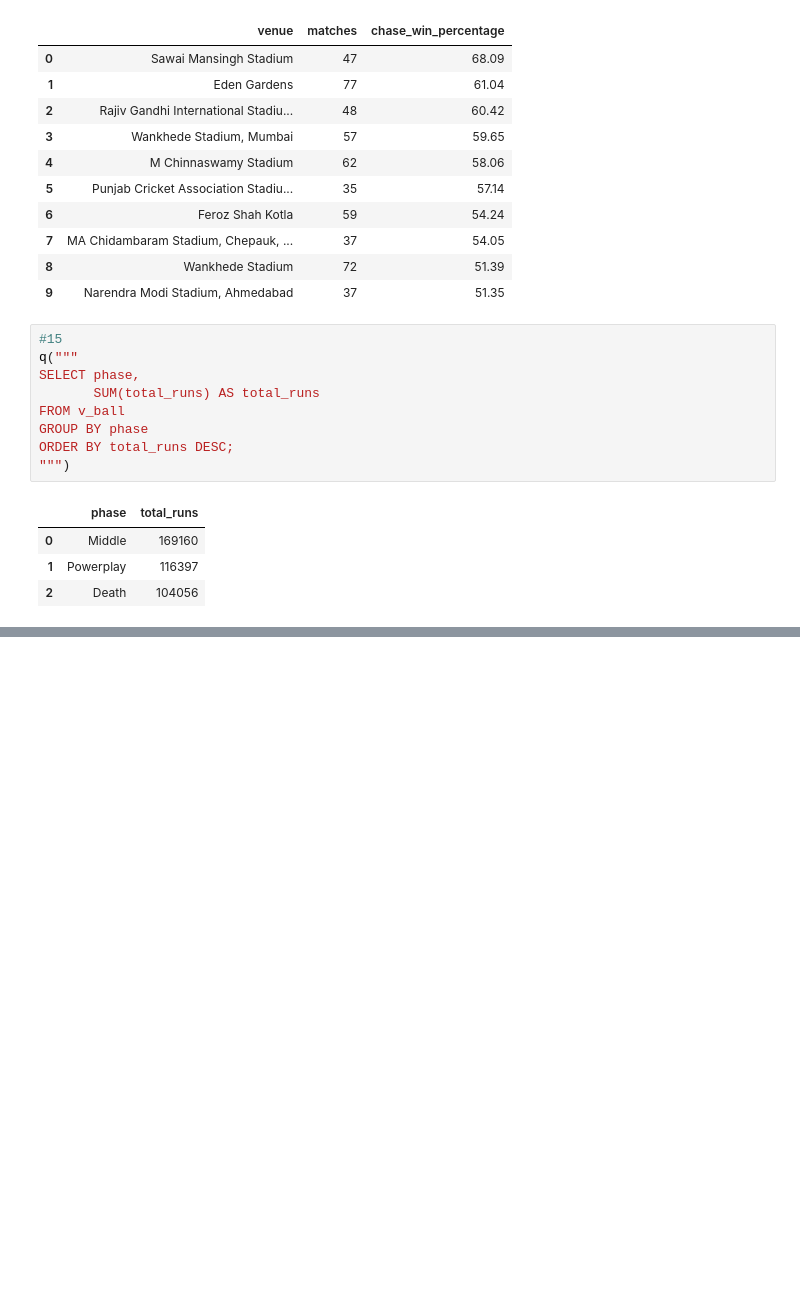
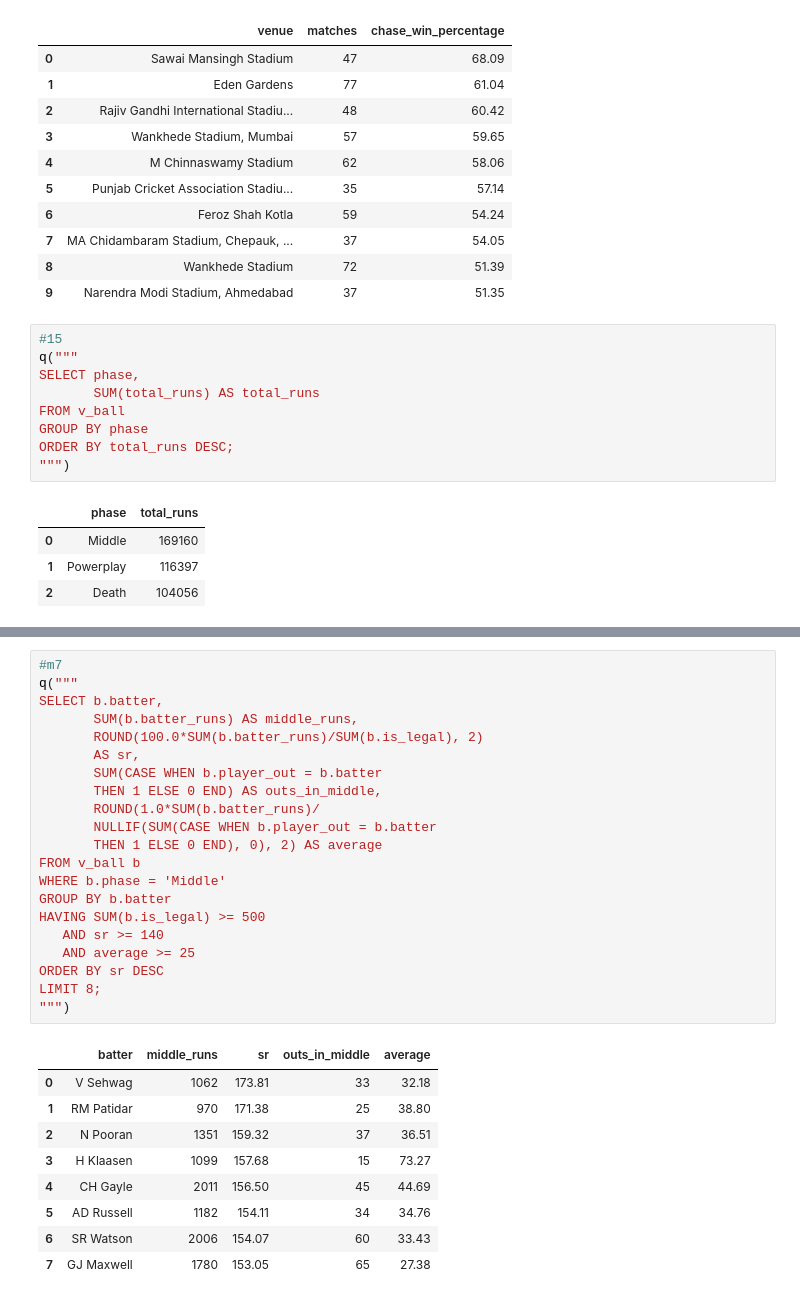
Before and after one commit to alsabithbca25dbi-afk/ipl-cricket-analytics, a Jupyter notebook: notebooks/03_analysis.ipynb, the cells around one changed output, grey strips where cells are left out. Saved outputs shown, nothing was run; the diff lists cells and outputs as text; blank space fills up the shorter version.

```diff
--- a/notebooks/03_analysis.ipynb
+++ b/notebooks/03_analysis.ipynb
@@ -329,0 +467,31 @@ ORDER BY total_runs DESC;
+# %%
+#m7
+q("""
+SELECT b.batter,
+       SUM(b.batter_runs) AS middle_runs,
+       ROUND(100.0*SUM(b.batter_runs)/SUM(b.is_legal), 2)
+       AS sr,
+       SUM(CASE WHEN b.player_out = b.batter
+       THEN 1 ELSE 0 END) AS outs_in_middle,
+       ROUND(1.0*SUM(b.batter_runs)/
+       NULLIF(SUM(CASE WHEN b.player_out = b.batter
+       THEN 1 ELSE 0 END), 0), 2) AS average
+FROM v_ball b
+WHERE b.phase = 'Middle'
+GROUP BY b.batter
+HAVING SUM(b.is_legal) >= 500
+   AND sr >= 140
+   AND average >= 25
+ORDER BY sr DESC
+LIMIT 8;
+""")
+# %% [output]
+|  | batter | middle_runs | sr | outs_in_middle | average |
+| 0 | V Sehwag | 1062 | 173.81 | 33 | 32.18 |
+| 1 | RM Patidar | 970 | 171.38 | 25 | 38.80 |
+| 2 | N Pooran | 1351 | 159.32 | 37 | 36.51 |
+| 3 | H Klaasen | 1099 | 157.68 | 15 | 73.27 |
+| 4 | CH Gayle | 2011 | 156.50 | 45 | 44.69 |
+| 5 | AD Russell | 1182 | 154.11 | 34 | 34.76 |
+| 6 | SR Watson | 2006 | 154.07 | 60 | 33.43 |
+| 7 | GJ Maxwell | 1780 | 153.05 | 65 | 27.38 |
```
Also changed, not shown: parts of 117 cells of this notebook.
